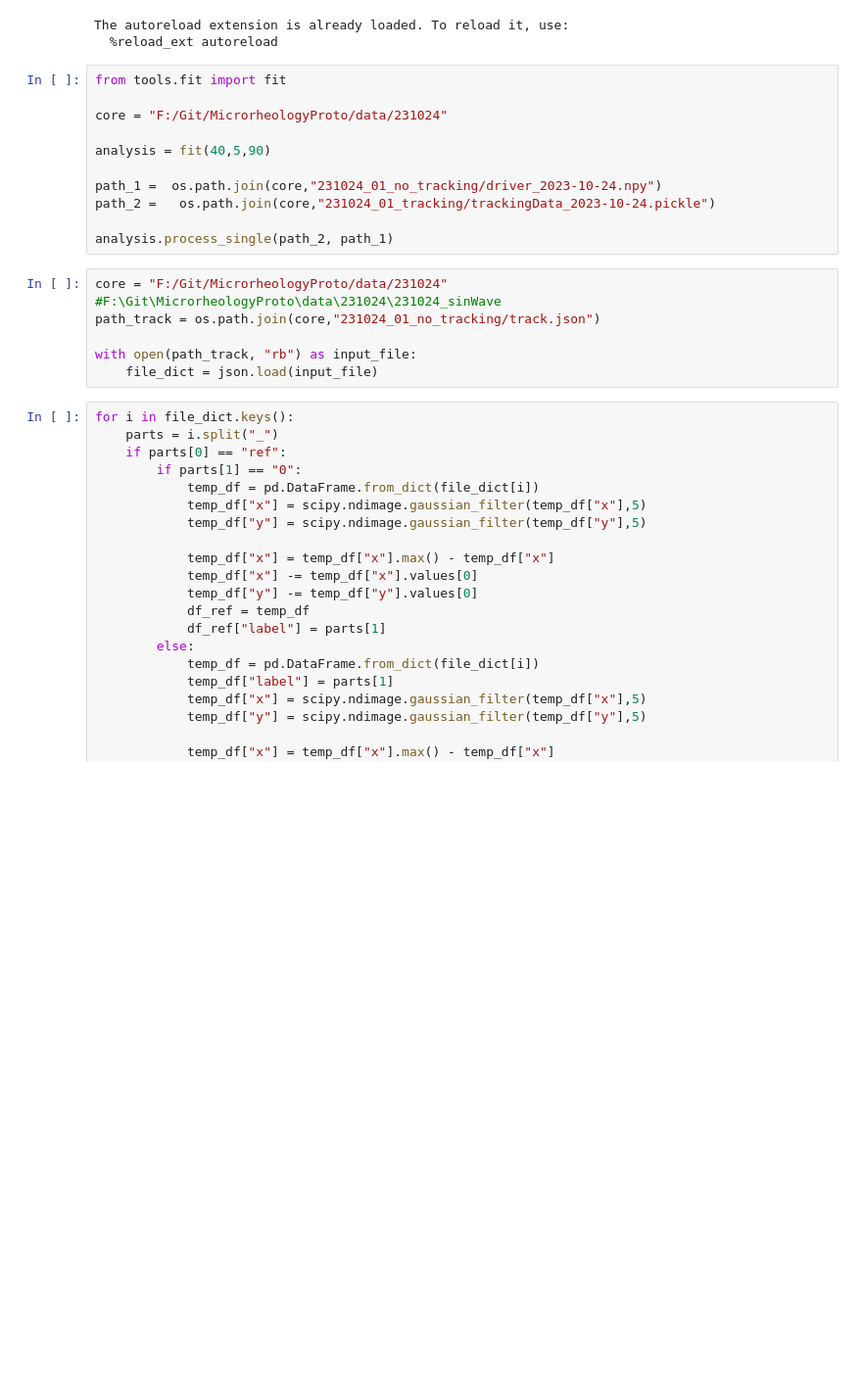
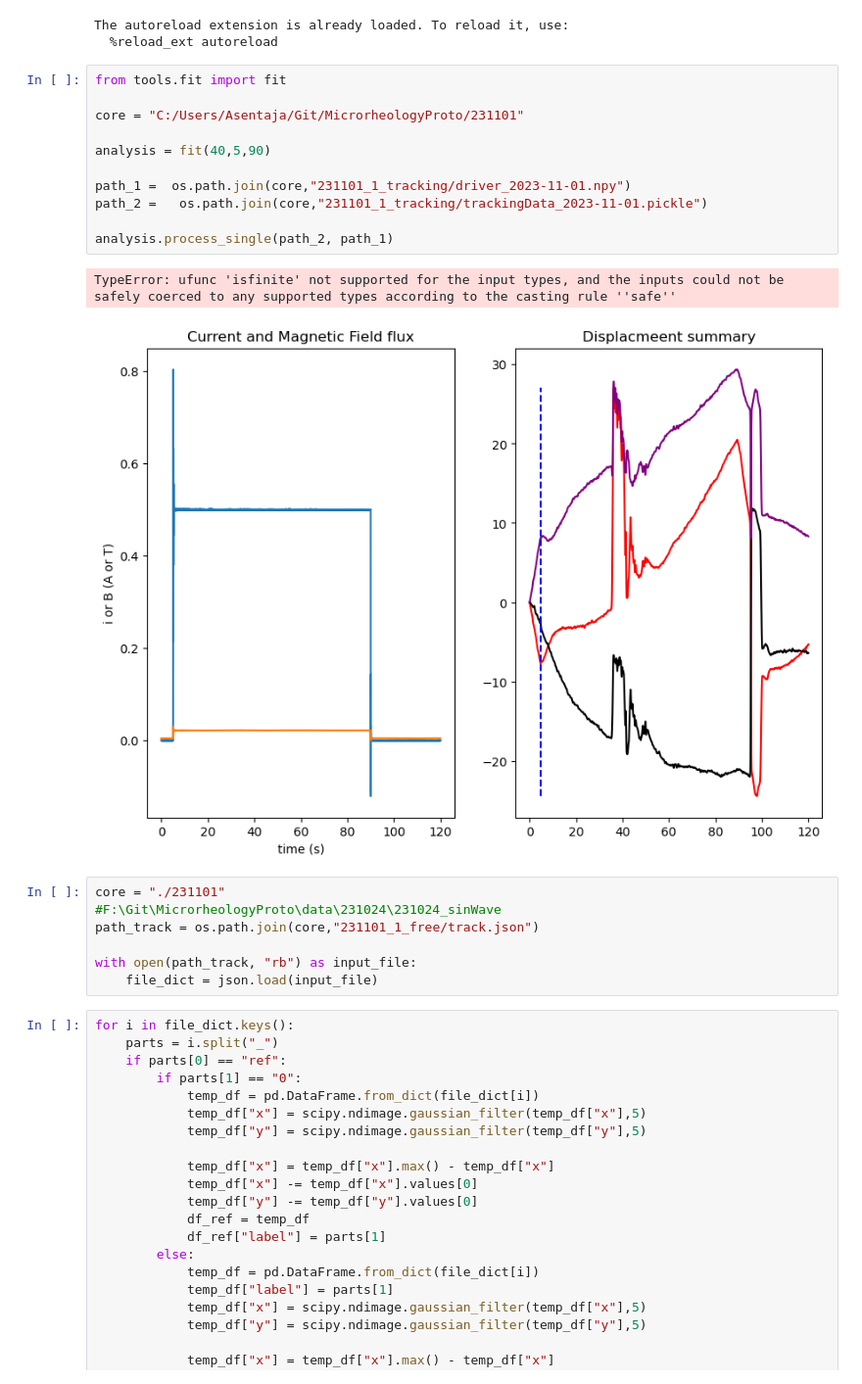
Before and after one commit to ArttuD/MicrorheologyProto, a Jupyter notebook: Notebook.ipynb, the cells around one changed output. Shown at 98% size. Cells and saved outputs as stored; diff of their text form; blank space fills up the shorter version.

```diff
--- a/Notebook.ipynb
+++ b/Notebook.ipynb
@@ -222,18 +217,21 @@ The autoreload extension is already loaded. To reload it, use:
 # %%
 from tools.fit import fit
 
-core = "F:/Git/MicrorheologyProto/data/231024"
+core = "C:/Users/Asentaja/Git/MicrorheologyProto/231101"
 
 analysis = fit(40,5,90)
 
-path_1 =  os.path.join(core,"231024_01_no_tracking/driver_2023-10-24.npy")
-path_2 =   os.path.join(core,"231024_01_tracking/trackingData_2023-10-24.pickle")
+path_1 =  os.path.join(core,"231101_1_tracking/driver_2023-11-01.npy")
+path_2 =   os.path.join(core,"231101_1_tracking/trackingData_2023-11-01.pickle")
 
 analysis.process_single(path_2, path_1)
+# %% [output]
+TypeError: ufunc 'isfinite' not supported for the input types, and the inputs could not be safely coerced to any supported types according to the casting rule ''safe''
+[figure, added]
 # %%
-core = "F:/Git/MicrorheologyProto/data/231024"
+core = "./231101"
 #F:\Git\MicrorheologyProto\data\231024\231024_sinWave
-path_track = os.path.join(core,"231024_01_no_tracking/track.json")
+path_track = os.path.join(core,"231101_1_free/track.json")
 
 with open(path_track, "rb") as input_file:
     file_dict = json.load(input_file)
```
Also changed, not shown: parts of 3 cells of this notebook.
